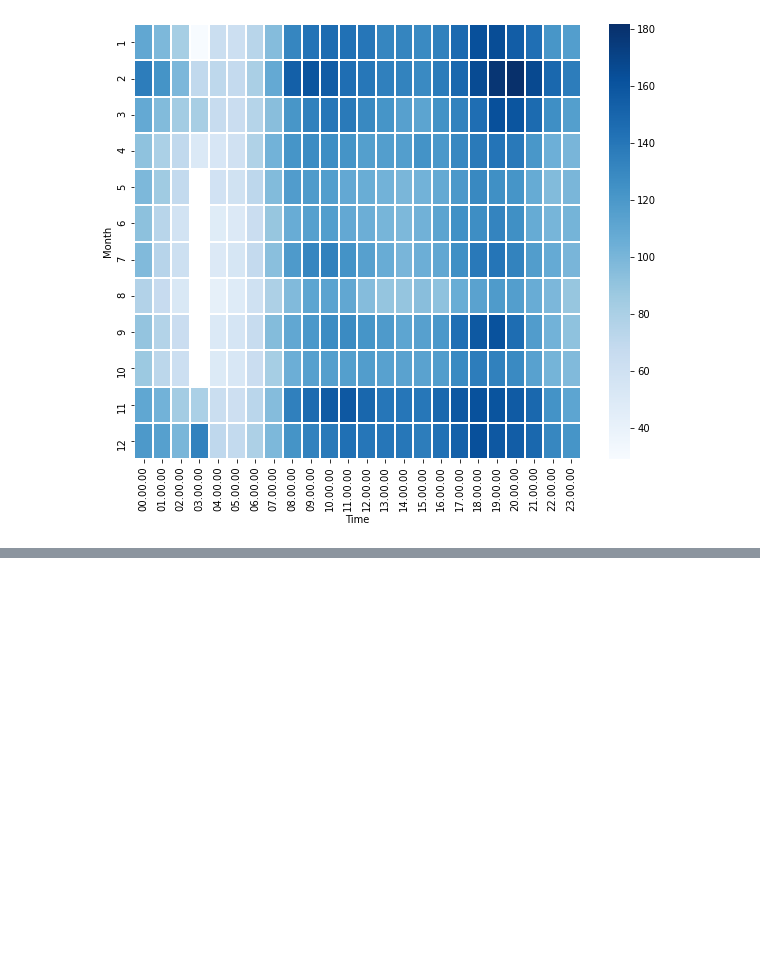
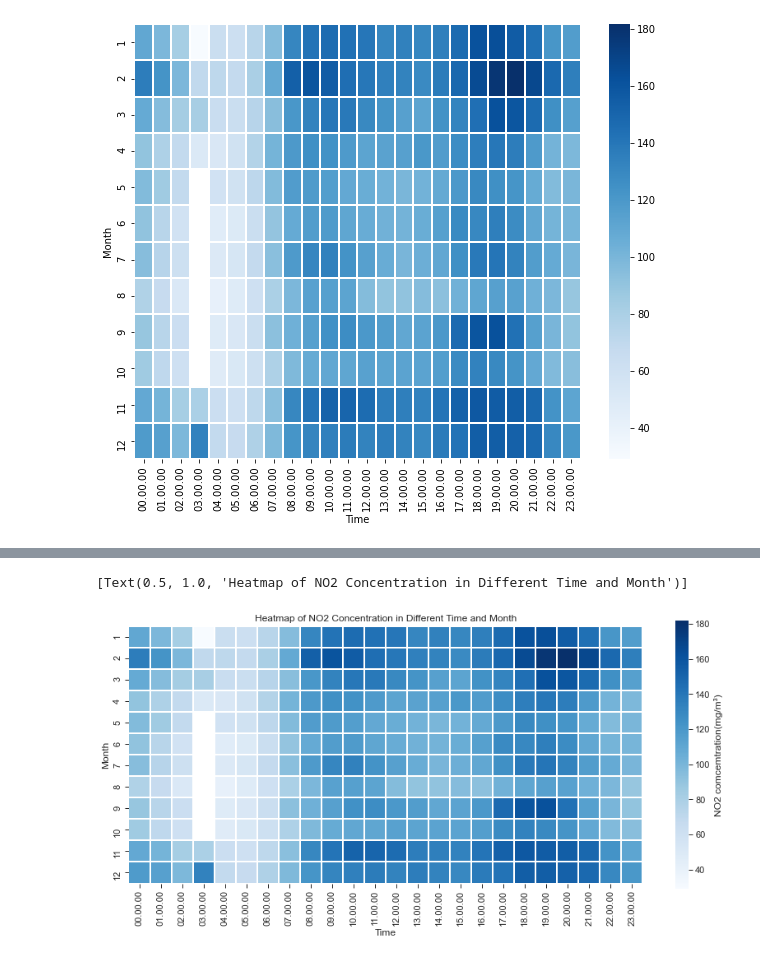
Before and after one commit to data301-2021-summer2/project-group55-project, a Jupyter notebook: analysis/analysis_notebook.ipynb, the cells around one changed output, grey strips where cells are left out. Cells and saved outputs as stored; diff of their text form; code cells hidden in the pictures; blank space fills up the shorter version.

```diff
--- a/analysis/analysis_notebook.ipynb
+++ b/analysis/analysis_notebook.ipynb
@@ -181,0 +237,9 @@ sns.heatmap(Air_mx, annot=True, cmap='Blues')
+# %%
+#Slightly editing for heatmap
+plt.figure(figsize=(14,6))
+Nitrogen = df4.pivot_table(index='Month', columns='Time', values='NO2 C(mg/m^3)')
+sns.heatmap(Nitrogen, cmap='Blues',square= True,linecolor='white',linewidth=1,cbar_kws={'label': 'NO2 comcemtration(mg/m³)'}).set(
+title='Heatmap of NO2 Concentration in Different Time and Month')
+# %% [output]
+[Text(0.5, 1.0, 'Heatmap of NO2 Concentration in Different Time and Month')]
+[figure, added]
```
Also changed, not shown: parts of 6 cells of this notebook.
